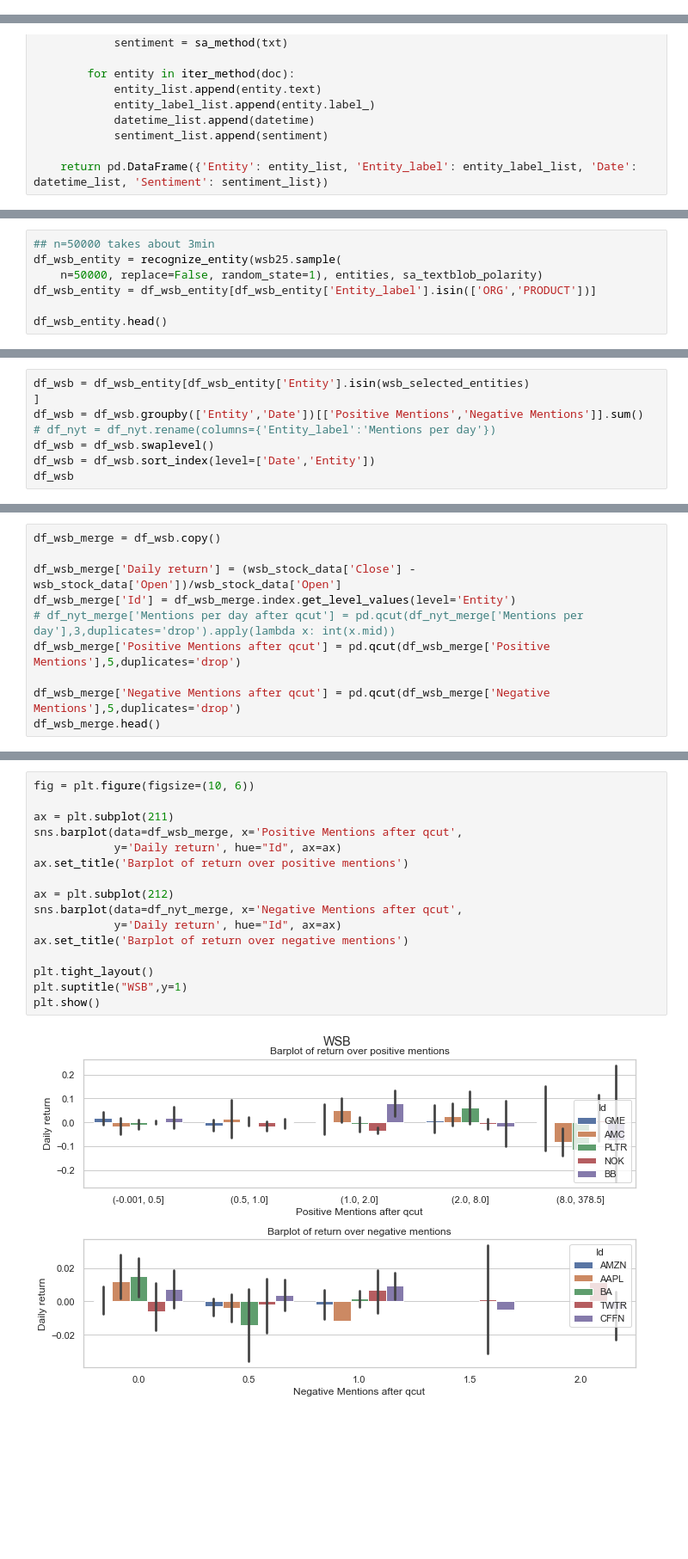
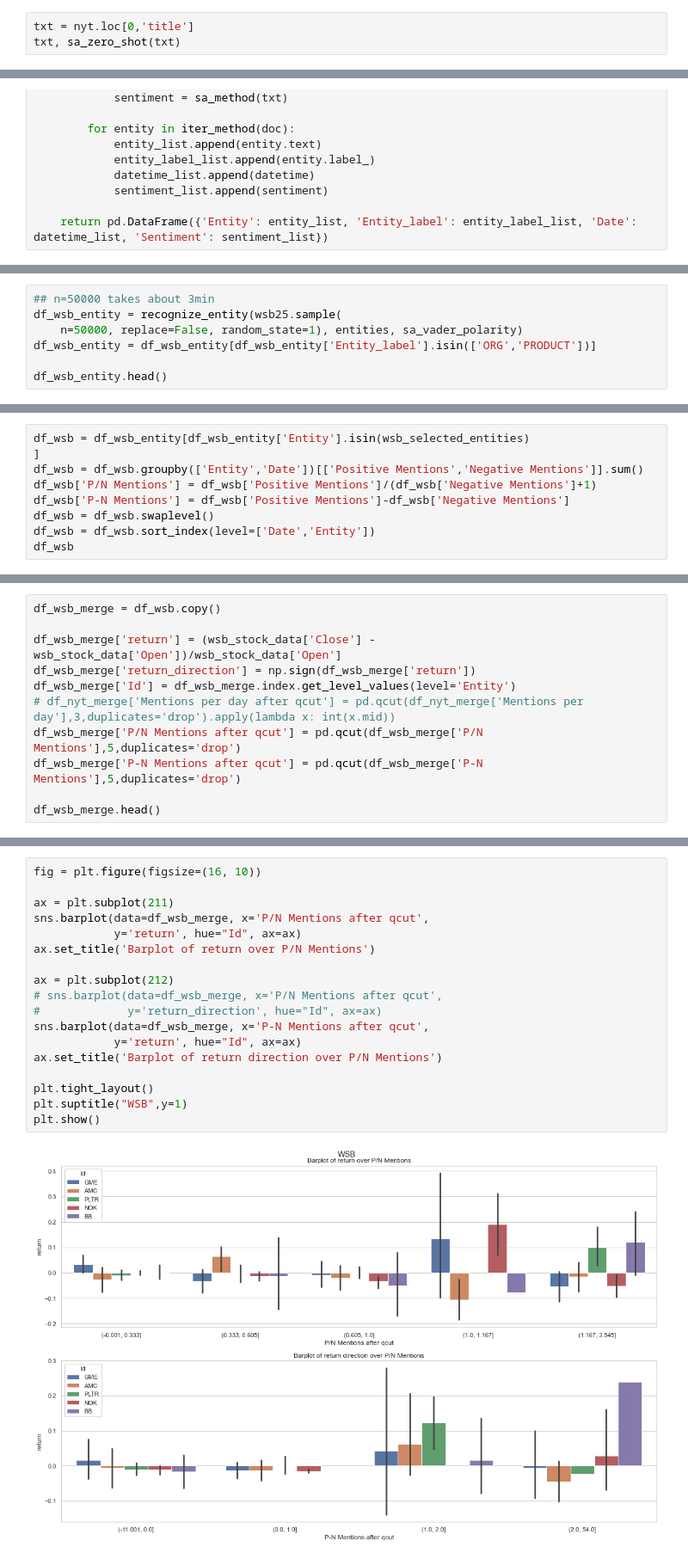
Before and after one commit to HWUDHOEF123/MTH9796_HW3, a Jupyter notebook: MTH9796-HW3-GroupX.ipynb, the cells around one changed output, grey strips where cells are left out. Shown at 86% size. Cells and saved outputs as stored; diff of their text form; blank space fills up the shorter version.

```diff
--- a/MTH9796-HW3-GroupX.ipynb
+++ b/MTH9796-HW3-GroupX.ipynb
@@ -568,0 +608,3 @@ sa_textblob_polarity(txt)
+# %%
+txt = nyt.loc[0,'title']
+txt, sa_zero_shot(txt)
@@ -664,7 +711,7 @@ df_nyt_merge.head()
 # %%
 ## n=50000 takes about 3min
 df_wsb_entity = recognize_entity(wsb25.sample(
-    n=50000, replace=False, random_state=1), entities, sa_textblob_polarity)
+    n=50000, replace=False, random_state=1), entities, sa_vader_polarity)
 df_wsb_entity = df_wsb_entity[df_wsb_entity['Entity_label'].isin(['ORG','PRODUCT'])]
 
 df_wsb_entity.head()
@@ -690,7 +737,8 @@ df_wsb_entity.head()
 df_wsb = df_wsb_entity[df_wsb_entity['Entity'].isin(wsb_selected_entities)
 ]
 df_wsb = df_wsb.groupby(['Entity','Date'])[['Positive Mentions','Negative Mentions']].sum()
-# df_nyt = df_nyt.rename(columns={'Entity_label':'Mentions per day'})
+df_wsb['P/N Mentions'] = df_wsb['Positive Mentions']/(df_wsb['Negative Mentions']+1)
+df_wsb['P-N Mentions'] = df_wsb['Positive Mentions']-df_wsb['Negative Mentions']
 df_wsb = df_wsb.swaplevel()
 df_wsb = df_wsb.sort_index(level=['Date','Entity'])
 df_wsb
@@ -712,11 +760,12 @@ df_wsb
 # %%
 df_wsb_merge = df_wsb.copy()
 
-df_wsb_merge['Daily return'] = (wsb_stock_data['Close'] - wsb_stock_data['Open'])/wsb_stock_data['Open']
+df_wsb_merge['return'] = (wsb_stock_data['Close'] - wsb_stock_data['Open'])/wsb_stock_data['Open']
+df_wsb_merge['return_direction'] = np.sign(df_wsb_merge['return'])
 df_wsb_merge['Id'] = df_wsb_merge.index.get_level_values(level='Entity')
 # df_nyt_merge['Mentions per day after qcut'] = pd.qcut(df_nyt_merge['Mentions per day'],3,duplicates='drop').apply(lambda x: int(x.mid))
-df_wsb_merge['Positive Mentions after qcut'] = pd.qcut(df_wsb_merge['Positive Mentions'],5,duplicates='drop')
+df_wsb_merge['P/N Mentions after qcut'] = pd.qcut(df_wsb_merge['P/N Mentions'],5,duplicates='drop')
+df_wsb_merge['P-N Mentions after qcut'] = pd.qcut(df_wsb_merge['P-N Mentions'],5,duplicates='drop')
 
-df_wsb_merge['Negative Mentions after qcut'] = pd.qcut(df_wsb_merge['Negative Mentions'],5,duplicates='drop')
 df_wsb_merge.head()
 # %% [output]
@@ -748,18 +799,20 @@ plt.show()
 # %%
-fig = plt.figure(figsize=(10, 6))
+fig = plt.figure(figsize=(16, 10))
 
 ax = plt.subplot(211)
-sns.barplot(data=df_wsb_merge, x='Positive Mentions after qcut',
-            y='Daily return', hue="Id", ax=ax)
-ax.set_title('Barplot of return over positive mentions')
+sns.barplot(data=df_wsb_merge, x='P/N Mentions after qcut',
+            y='return', hue="Id", ax=ax)
+ax.set_title('Barplot of return over P/N Mentions')
 
 ax = plt.subplot(212)
-sns.barplot(data=df_nyt_merge, x='Negative Mentions after qcut',
-            y='Daily return', hue="Id", ax=ax)
-ax.set_title('Barplot of return over negative mentions')
+# sns.barplot(data=df_wsb_merge, x='P/N Mentions after qcut',
+#             y='return_direction', hue="Id", ax=ax)
+sns.barplot(data=df_wsb_merge, x='P-N Mentions after qcut',
+            y='return', hue="Id", ax=ax)
+ax.set_title('Barplot of return direction over P/N Mentions')
 
 plt.tight_layout()
 plt.suptitle("WSB",y=1)
 plt.show()
 # %% [output]
-[figure, old version]
+[figure, new version]
```
Also changed, not shown: parts of 24 cells of this notebook.
